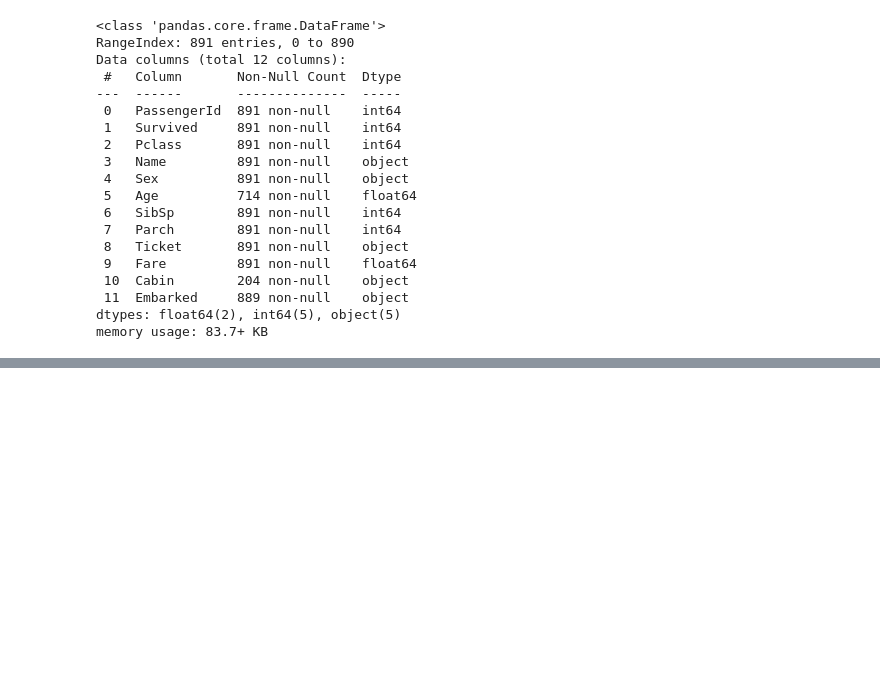
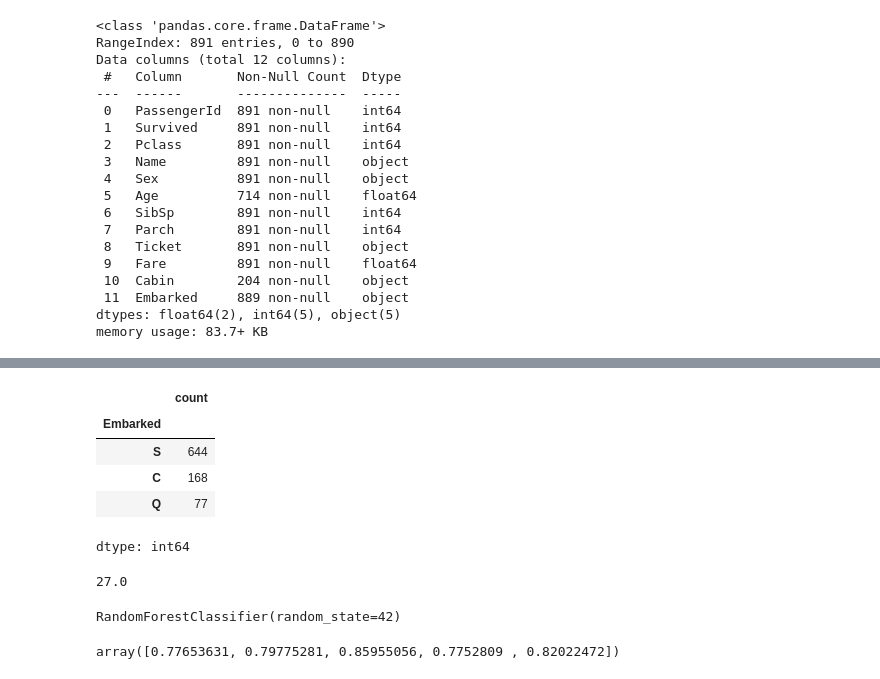
Before and after one commit to KANGWEII/hands_on_ml, a Jupyter notebook: Chapter03/classification.ipynb, the cells around one changed output, grey strips where cells are left out. Saved outputs shown, nothing was run; the diff lists cells and outputs as text; code cells hidden in the pictures; blank space fills up the shorter version.

Commit message:
Chapter03: add randomforestclassifier solution to Q3

```diff
--- a/Chapter03/classification.ipynb
+++ b/Chapter03/classification.ipynb
@@ -864,0 +926,17 @@ train_data.head()
+# %%
+# Embarked
+# The Embarked attribute tells us where the passenger embarked: C=Cherbourg, Q=Queenstown, S=Southampton.
+
+train_data["Embarked"].value_counts()
+# %% [output]
+|  | count |
+| Embarked |  |
+| S | 644 |
+| C | 168 |
+| Q | 77 |
+dtype: int64
+# %%
+# Median age of female passengers
+train_data[train_data["Sex"]=="female"]["Age"].median()
+# %% [output]
+27.0
@@ -864,0 +966,14 @@ train_data.head()
+# %%
+from sklearn.ensemble import RandomForestClassifier
+
+forest_reg = RandomForestClassifier(n_estimators=100, random_state=42)
+forest_reg.fit(x_train, y_train)
+# %% [output]
+RandomForestClassifier(random_state=42)
+# %%
+from sklearn.model_selection import cross_val_score
+
+forest_rmse = cross_val_score(forest_reg, x_train, y_train, cv=5, n_jobs=-1)
+forest_rmse
+# %% [output]
+array([0.77653631, 0.79775281, 0.85955056, 0.7752809 , 0.82022472])
```
Also changed, not shown: parts of 7 cells of this notebook.
